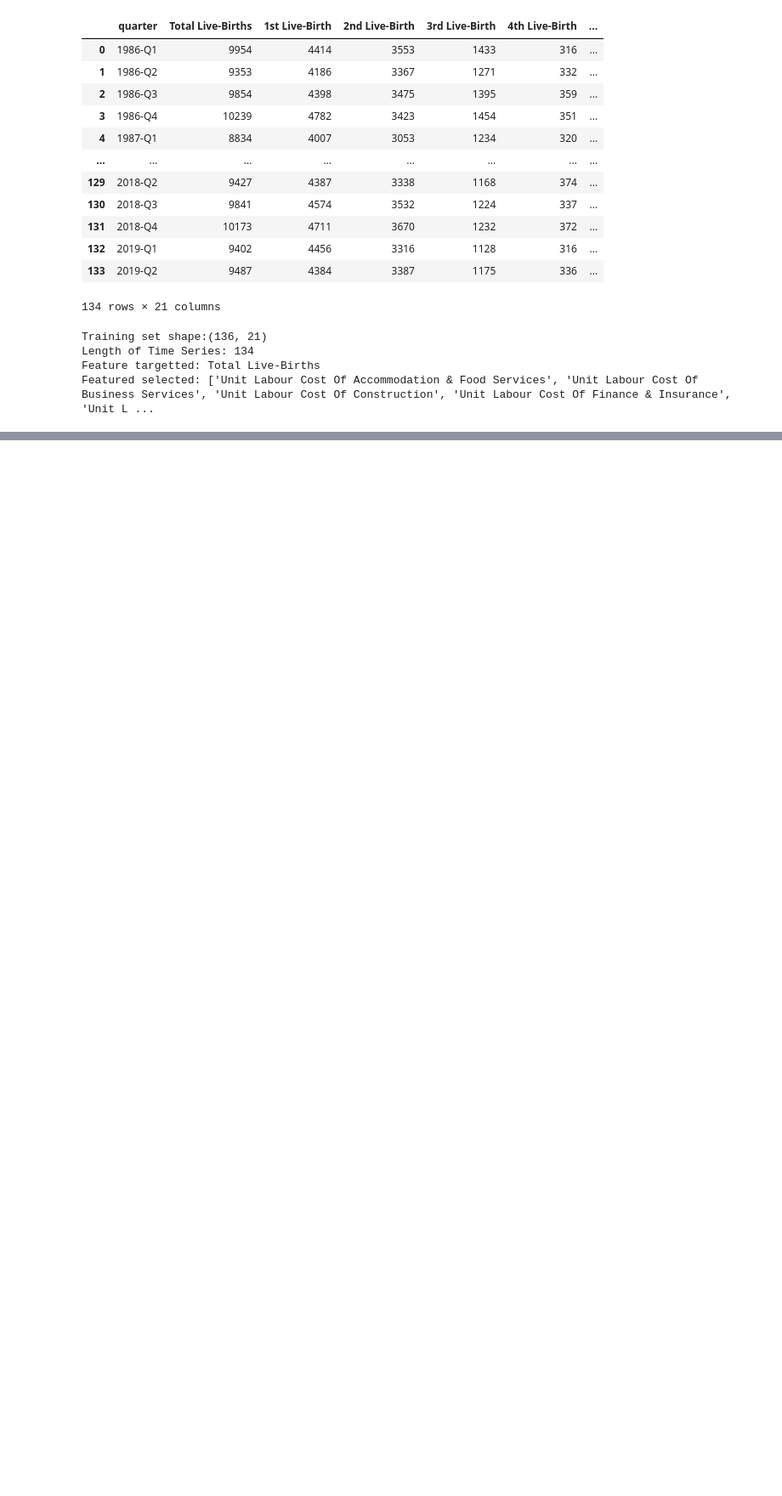
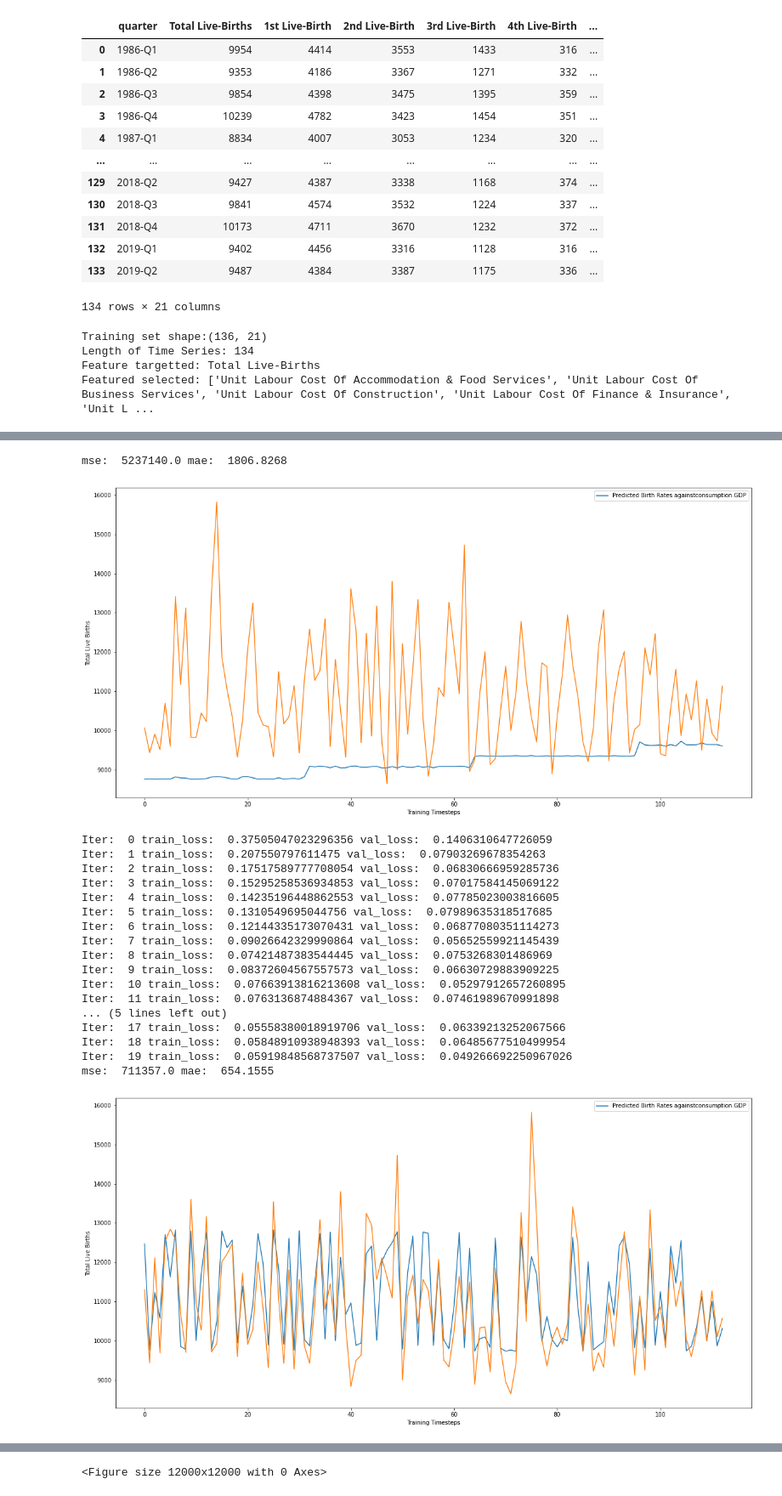
Before and after one commit to KosmonautX/osiris, a Jupyter notebook: intertwine.ipynb, the cells around one changed output, grey strips where cells are left out. Shown at 85% size. Drawn from its saved outputs; the diff is of its cells as text; code cells hidden in the pictures; blank space fills up the shorter version.

```diff
--- a/intertwine.ipynb
+++ b/intertwine.ipynb
@@ -94,0 +110,22 @@ Iter:  21 train_loss:  0.03723367769271135 val_loss:  0.04486020281910896
+# %%
+
+gdp = pd.read_csv("./gdp.csv", header='infer', skiprows=10, skipfooter=18,engine='python', thousands=",").T
+gdp = gdp.rename(columns=gdp.iloc[0]).drop(gdp.index[0])
+gdp = gdp[::-1]
+gdp.reset_index(level=0, inplace=True)
+gdp = gdp.rename(columns={'index': 'quarter'})
+gdp['quarter'] =gdp['quarter'].str.replace(r'(\d+) (\d)(Q)', r'\1-\3\2')
+
+test_gdp =pd.merge(ts, gdp, on='quarter', how='inner')
+raw_gdp = test_gdp.dropna().reset_index(drop=True) # row
+#raw_gdp = raw_gdp.dropna(axis=1, how='any') # column
+raw_gdp = raw_gdp[::-1].reset_index(drop = True)
+raw_gdp = raw_gdp.drop(columns=raw_gdp.columns[(raw_gdp == 'na').any()])
+# %%
+target = list(raw_gdp)[1]
+cols = list(raw_gdp)[9:26]
+timelist = list(raw_gdp['time'])
+print('Training set shape:{}'.format(raw_gdp.shape))
+print('Length of Time Series: {}'.format(len(timelist)))
+print('Feature targetted: {}'.format(target))
+print('Featured selected: {}'.format(cols))
@@ -94,0 +137,23 @@ Iter:  21 train_loss:  0.03723367769271135 val_loss:  0.04486020281910896
+# %%
+endtoend(target, cols, raw_gdp, "consumption.GDP")
+# %% [output]
+mse:  5237140.0 mae:  1806.8268
+[figure, added]
+Iter:  0 train_loss:  0.37505047023296356 val_loss:  0.1406310647726059
+Iter:  1 train_loss:  0.207550797611475 val_loss:  0.07903269678354263
+Iter:  2 train_loss:  0.17517589777708054 val_loss:  0.06830666959285736
+Iter:  3 train_loss:  0.15295258536934853 val_loss:  0.07017584145069122
+Iter:  4 train_loss:  0.14235196448862553 val_loss:  0.07785023003816605
+Iter:  5 train_loss:  0.1310549695044756 val_loss:  0.07989635318517685
+Iter:  6 train_loss:  0.12144335173070431 val_loss:  0.06877080351114273
+Iter:  7 train_loss:  0.09026642329990864 val_loss:  0.05652559921145439
+Iter:  8 train_loss:  0.07421487383544445 val_loss:  0.0753268301486969
+Iter:  9 train_loss:  0.08372604567557573 val_loss:  0.06630729883909225
+Iter:  10 train_loss:  0.07663913816213608 val_loss:  0.05297912657260895
+Iter:  11 train_loss:  0.0763136874884367 val_loss:  0.07461989670991898
+... (5 lines left out)
+Iter:  17 train_loss:  0.05558380018919706 val_loss:  0.06339213252067566
+Iter:  18 train_loss:  0.05848910938948393 val_loss:  0.06485677510499954
+Iter:  19 train_loss:  0.05919848568737507 val_loss:  0.049266692250967026
+mse:  711357.0 mae:  654.1555
+[figure, added]
@@ -94,0 +171 @@ Iter:  21 train_loss:  0.03723367769271135 val_loss:  0.04486020281910896
+<Figure size 12000x12000 with 0 Axes>
```
Also changed, not shown: parts of 4 cells of this notebook, 16 other files.
